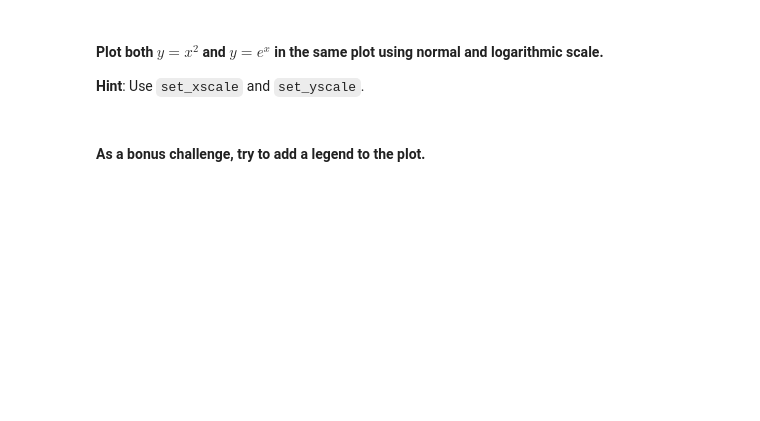
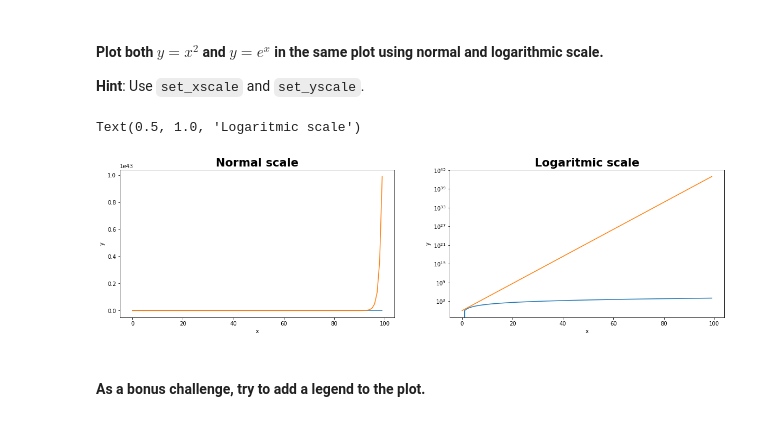
Before and after one commit to ta-datapt-bcn/lab-matplotlib-seaborn, a Jupyter notebook: your-code/main.ipynb, the cells around one changed output. Saved outputs shown, nothing was run; the diff lists cells and outputs as text; code cells hidden in the pictures; blank space fills up the shorter version.

```diff
--- a/your-code/main.ipynb
+++ b/your-code/main.ipynb
@@ -44,2 +70,21 @@ If you want, try to add a title to the plot or even axes labels. You can also pl
+# %%
+# instead of using y variables, introduce graphs by using x and f(x)
+# change scale with set_yscale
+
+fig, ax = plt.subplots(1,2, figsize=(20,5))
+ax[0].plot(x, x**2, x, np.exp(x))
+ax[0].set_yscale('linear')
+ax[0].set_xlabel('x')
+ax[0].set_ylabel('y')
+ax[0].set_title('Normal scale', fontweight='bold', fontsize=21)
+
+ax[1].plot(x, x**2, x, np.exp(x))
+ax[1].set_yscale('log')
+ax[1].set_xlabel('x')
+ax[1].set_ylabel('y')
+ax[1].set_title('Logaritmic scale', fontweight='bold', fontsize=21)
+# %% [output]
+Text(0.5, 1.0, 'Logaritmic scale')
+[figure, added]
 # %% [markdown]
 #### As a bonus challenge, try to add a legend to the plot.
```
Also changed, not shown: parts of 64 cells of this notebook, 1 other file.
